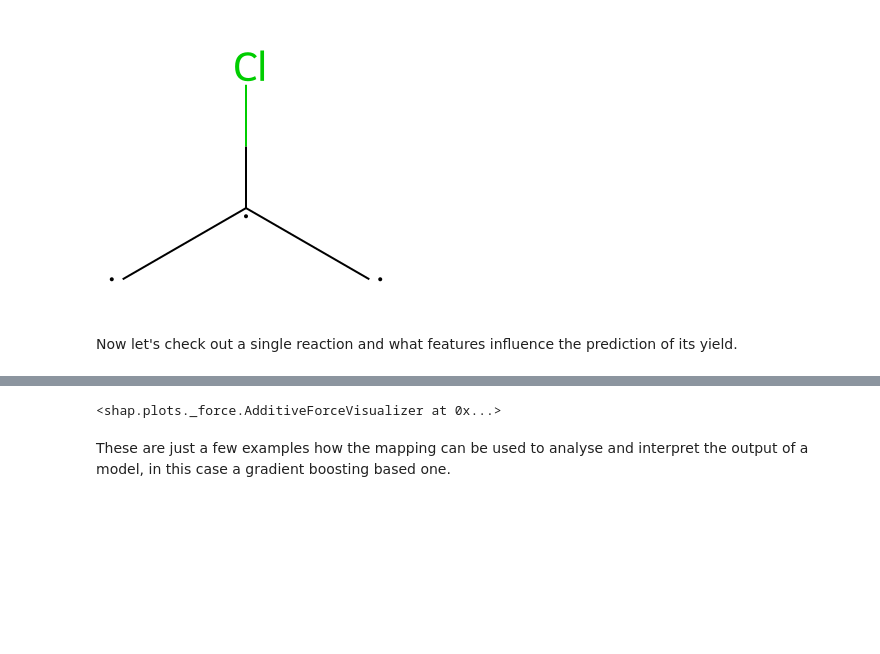
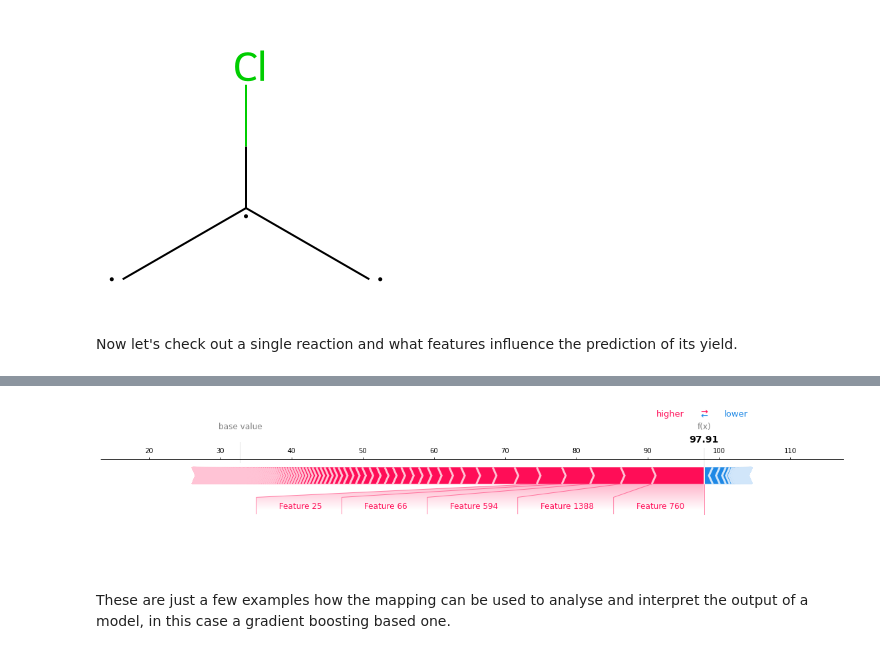
Before and after one commit to reymond-group/drfp, a Jupyter notebook: notebooks/02_model_explainability.ipynb, the cells around one changed output, grey strips where cells are left out. Drawn from its saved outputs; the diff is of its cells as text; code cells hidden in the pictures; blank space fills up the shorter version.

```diff
--- a/notebooks/02_model_explainability.ipynb
+++ b/notebooks/02_model_explainability.ipynb
@@ -71,6 +71,6 @@ shap.force_plot(explainer.expected_value, shap_values[12,:])
 # %%
-shap.force_plot(explainer.expected_value, shap_values[42,:])
+shap.force_plot(explainer.expected_value, shap_values[42,:], matplotlib=True)
 # %% [output]
-<shap.plots._force.AdditiveForceVisualizer at 0x...>
+[figure, added]
 # %% [markdown]
 These are just a few examples how the mapping can be used to analyse and interpret the output of a model, in this case a gradient boosting based one.
```
Also changed, not shown: parts of 1 cell of this notebook, 2 other files.
